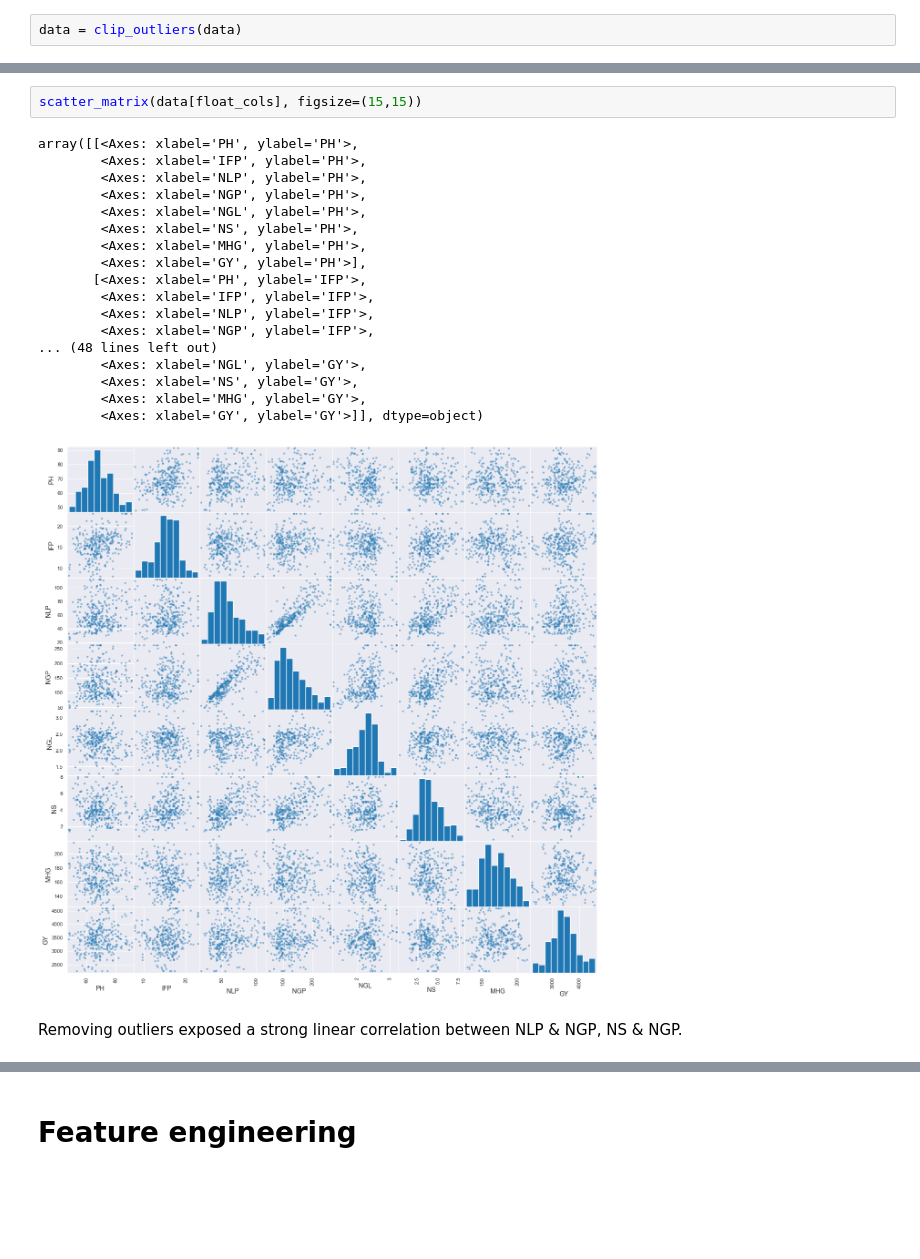
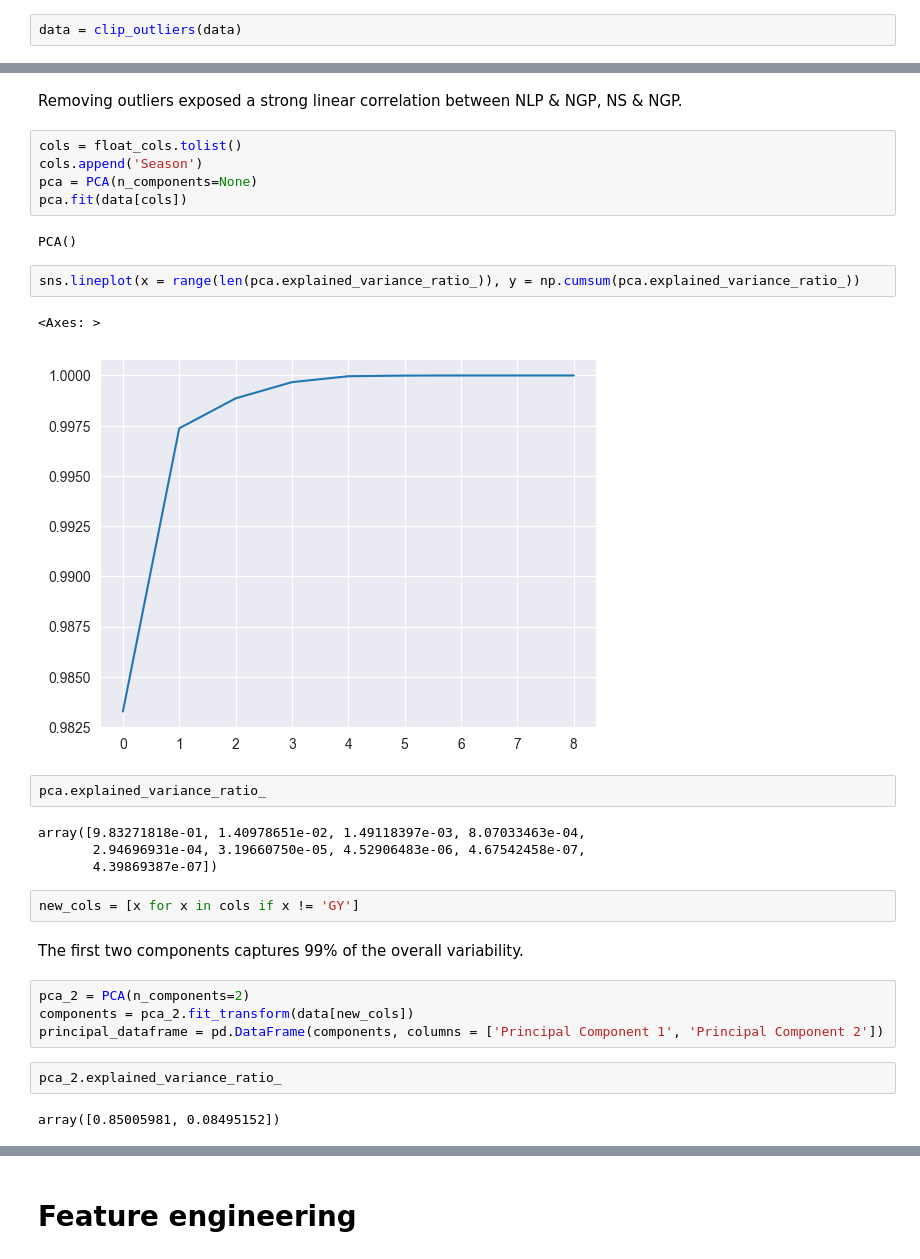
Before and after one commit to cata1212112/SoybeanCultivars, a Jupyter notebook: main.ipynb, the cells around one changed output, grey strips where cells are left out. Drawn from its saved outputs; the diff is of its cells as text; blank space fills up the shorter version.

```diff
--- a/main.ipynb
+++ b/main.ipynb
@@ -247,23 +309,32 @@ sns.heatmap(data[float_cols].corr(), annot=True, vmin=-1, vmax=1)
-# %%
-scatter_matrix(data[float_cols], figsize=(15,15))
-# %% [output]
-array([[<Axes: xlabel='PH', ylabel='PH'>,
-        <Axes: xlabel='IFP', ylabel='PH'>,
-        <Axes: xlabel='NLP', ylabel='PH'>,
-        <Axes: xlabel='NGP', ylabel='PH'>,
-        <Axes: xlabel='NGL', ylabel='PH'>,
-        <Axes: xlabel='NS', ylabel='PH'>,
-        <Axes: xlabel='MHG', ylabel='PH'>,
-        <Axes: xlabel='GY', ylabel='PH'>],
-       [<Axes: xlabel='PH', ylabel='IFP'>,
-        <Axes: xlabel='IFP', ylabel='IFP'>,
-        <Axes: xlabel='NLP', ylabel='IFP'>,
-        <Axes: xlabel='NGP', ylabel='IFP'>,
-... (48 lines left out)
-        <Axes: xlabel='NGL', ylabel='GY'>,
-        <Axes: xlabel='NS', ylabel='GY'>,
-        <Axes: xlabel='MHG', ylabel='GY'>,
-        <Axes: xlabel='GY', ylabel='GY'>]], dtype=object)
-[figure, removed]
 # %% [markdown]
 Removing outliers exposed a strong linear correlation between NLP & NGP, NS & NGP.
+# %%
+cols = float_cols.tolist()
+cols.append('Season')
+pca = PCA(n_components=None)
+pca.fit(data[cols])
+# %% [output]
+PCA()
+# %%
+sns.lineplot(x = range(len(pca.explained_variance_ratio_)), y = np.cumsum(pca.explained_variance_ratio_))
+# %% [output]
+<Axes: >
+[figure, added]
+# %%
+pca.explained_variance_ratio_
+# %% [output]
+array([9.83271818e-01, 1.40978651e-02, 1.49118397e-03, 8.07033463e-04,
+       2.94696931e-04, 3.19660750e-05, 4.52906483e-06, 4.67542458e-07,
+       4.39869387e-07])
+# %%
+new_cols = [x for x in cols if x != 'GY']
+# %% [markdown]
+The first two components captures 99% of the overall variability.
+# %%
+pca_2 = PCA(n_components=2)
+components = pca_2.fit_transform(data[new_cols])
+principal_dataframe = pd.DataFrame(components, columns = ['Principal Component 1', 'Principal Component 2'])
+# %%
+pca_2.explained_variance_ratio_
+# %% [output]
+array([0.85005981, 0.08495152])
```
Also changed, not shown: parts of 33 cells of this notebook, 2 other files.
